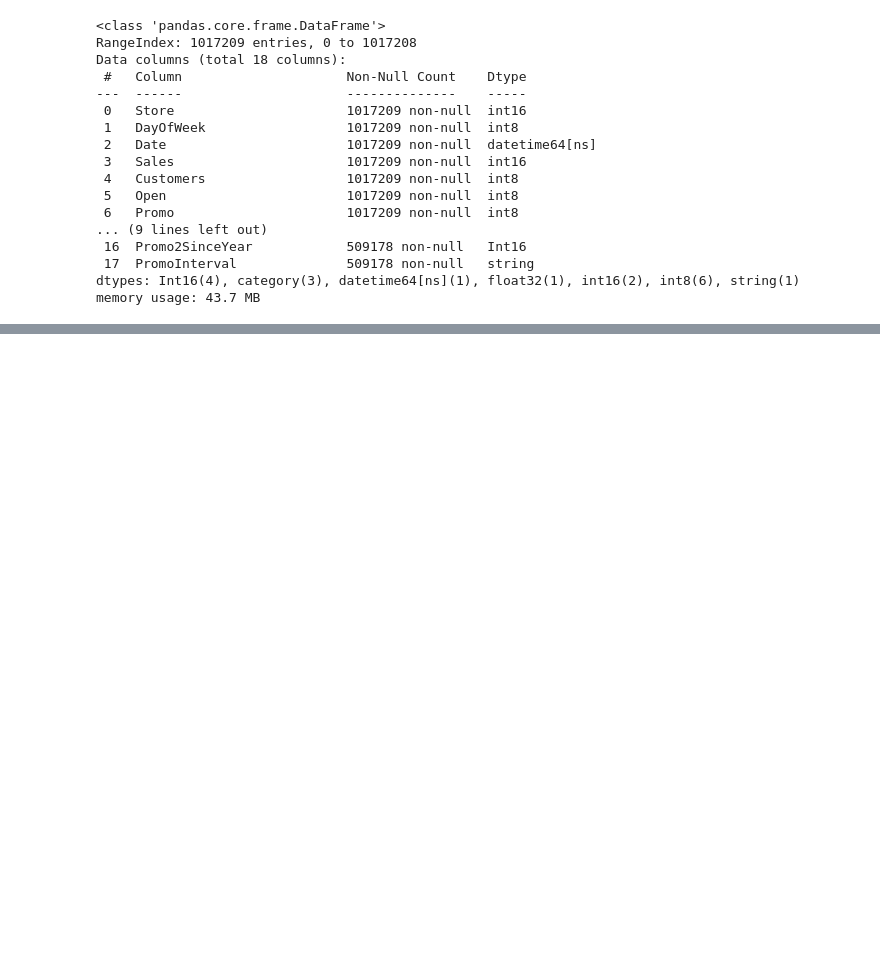
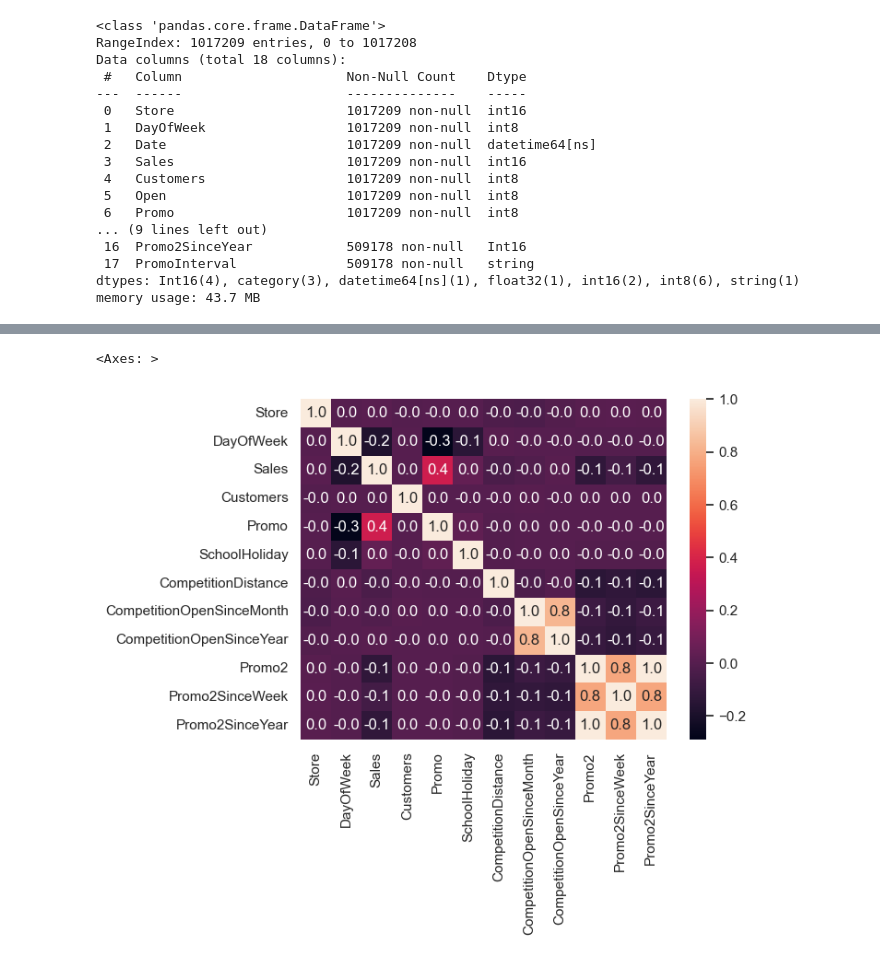
Before and after one commit to Anshu-parmar015/Rossmann-Store-Sales-Data-Analysis, a Jupyter notebook: sales_data.ipynb, the cells around one changed output, grey strips where cells are left out. Cells and saved outputs as stored; diff of their text form; code cells hidden in the pictures; blank space fills up the shorter version.

```diff
--- a/sales_data.ipynb
+++ b/sales_data.ipynb
@@ -292,0 +414,6 @@ df
+# %%
+#corr
+sns.heatmap(df.select_dtypes('number').corr(),fmt='.1f',annot=True)
+# %% [output]
+<Axes: >
+[figure, added]
```
Also changed, not shown: parts of 15 cells of this notebook.
